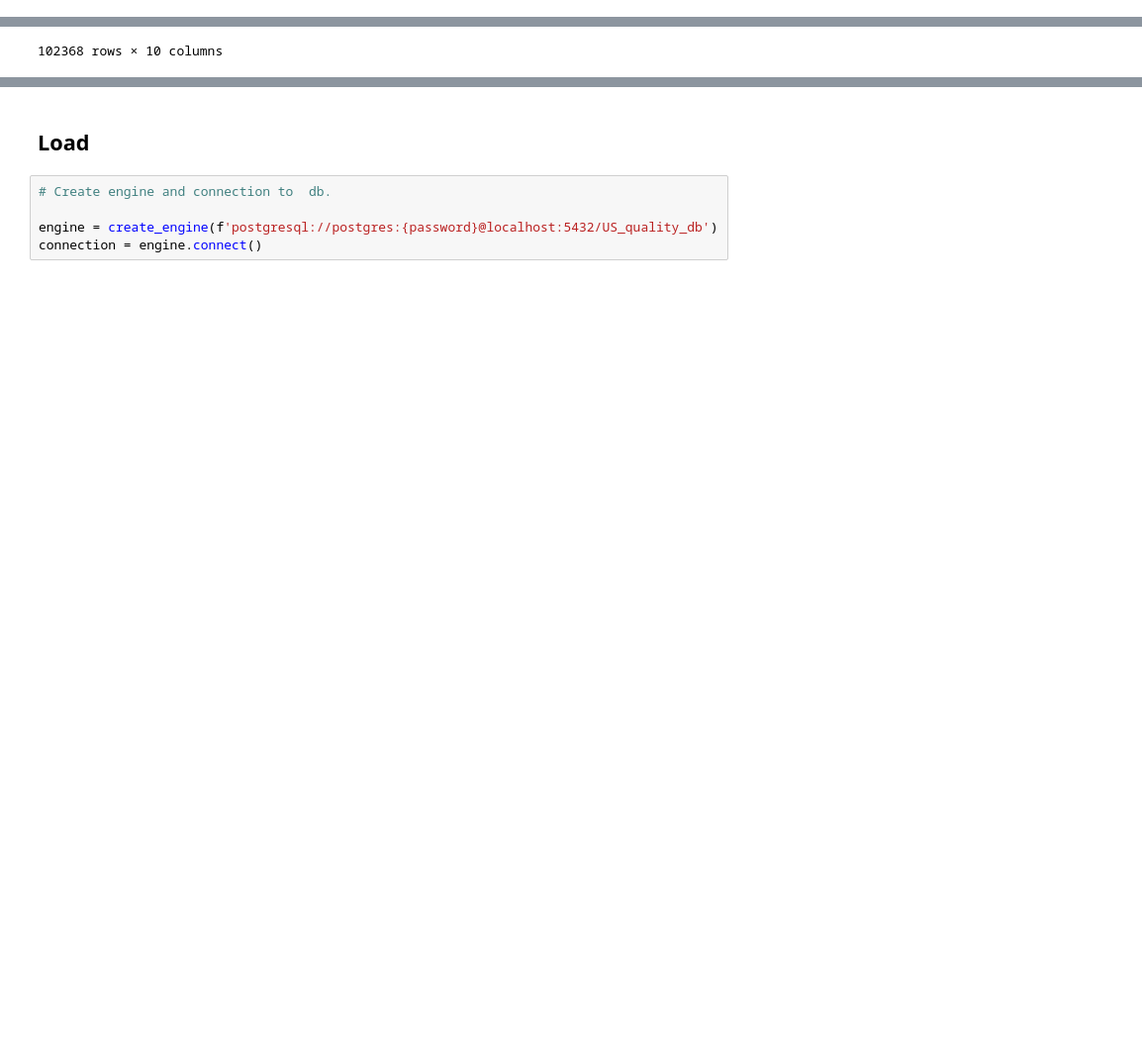
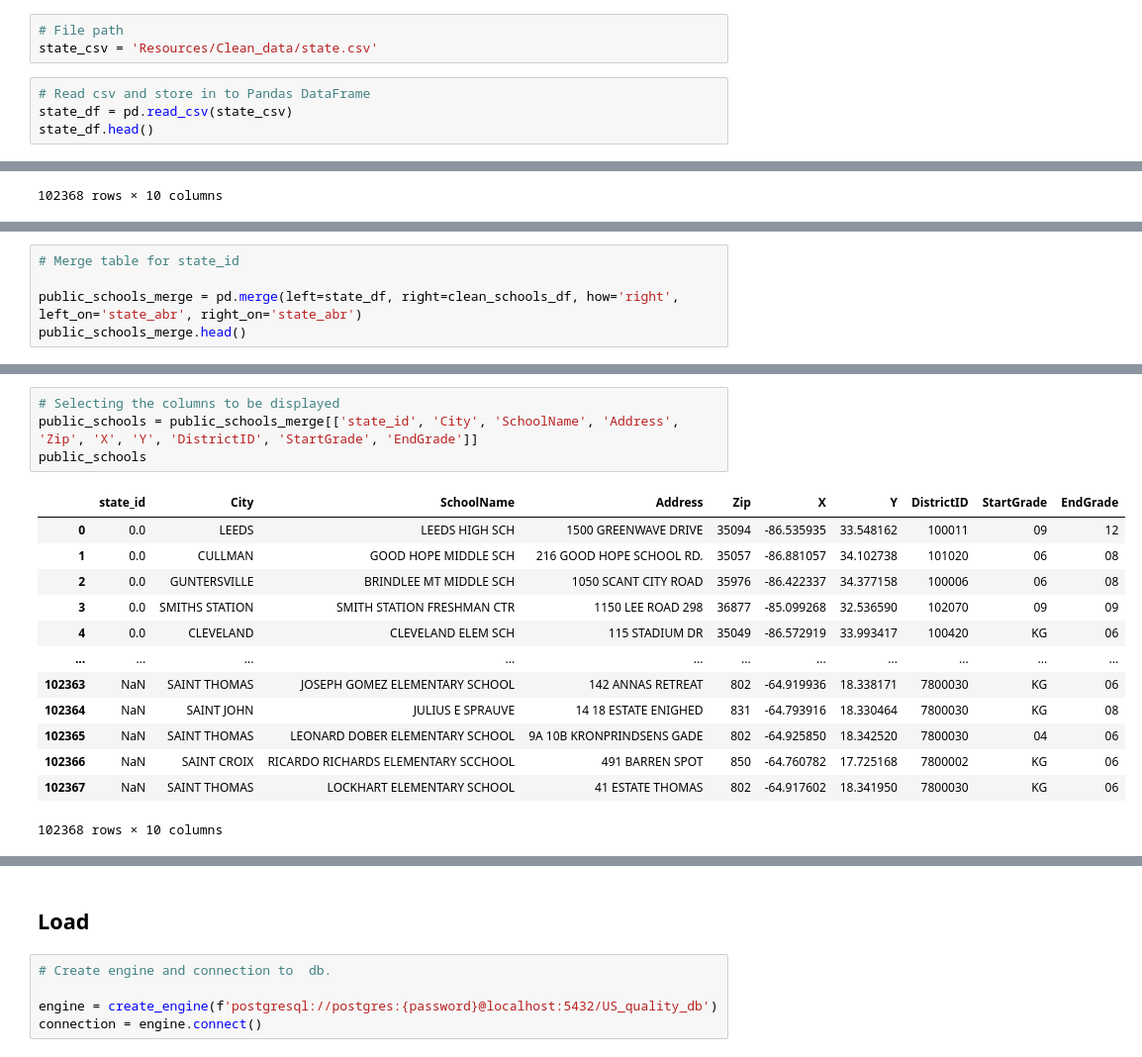
Before and after one commit to rwashington1159/ETL-US_Quality_of_live_by_State_Database, a Jupyter notebook: Jessica_Notebook.ipynb, the cells around one changed output, grey strips where cells are left out. Shown at 99% size. Drawn from its saved outputs; the diff is of its cells as text; blank space fills up the shorter version.

```diff
--- a/Jessica_Notebook.ipynb
+++ b/Jessica_Notebook.ipynb
@@ -46,3 +112,10 @@ schools_df.head()
 | 3 | -89.542799 | 32.728496 | 2005 | 280252001118 | LEAKE CENTRAL ELEMENTARY SCHOOL | 603 HWY. 16 WEST | CARTHAGE | MS | 39051 | NOT AVAILABLE | ... | ... |
 | 4 | -94.361775 | 39.364359 | 2006 | 291645000891 | KEARNEY ELEM. | 902 S JEFFERSON | KEARNEY | MO | 64060 | 8518 | ... | ... |
 5 rows × 33 columns
+# %%
+# File path
+state_csv = 'Resources/Clean_data/state.csv'
+# %%
+# Read csv and store in to Pandas DataFrame
+state_df = pd.read_csv(state_csv)
+state_df.head()
@@ -117,3 +177,8 @@ clean_schools_df.head()
 | 2 | ME | BRUNSWICK | HARRIET BEECHER STOWE ELEMENTARY | 44 MCKEEN STREET | 4011 | -69.971880 | 43.908147 | 2303780 | 02 | 05 |
 | 3 | MS | CARTHAGE | LEAKE CENTRAL ELEMENTARY SCHOOL | 603 HWY. 16 WEST | 39051 | -89.542799 | 32.728496 | 2802520 | PK | 05 |
 | 4 | MO | KEARNEY | KEARNEY ELEM. | 902 S JEFFERSON | 64060 | -94.361775 | 39.364359 | 2916450 | KG | 05 |
+# %%
+# Merge table for state_id
+
+public_schools_merge = pd.merge(left=state_df, right=clean_schools_df, how='right', left_on='state_abr', right_on='state_abr')
+public_schools_merge.head()
@@ -119,0 +192,18 @@ clean_schools_df.head()
+# %%
+# Selecting the columns to be displayed
+public_schools = public_schools_merge[['state_id', 'City', 'SchoolName', 'Address', 'Zip', 'X', 'Y', 'DistrictID', 'StartGrade', 'EndGrade']]
+public_schools
+# %% [output]
+|  | state_id | City | SchoolName | Address | Zip | X | Y | DistrictID | StartGrade | EndGrade |
+| 0 | 0.0 | LEEDS | LEEDS HIGH SCH | 1500 GREENWAVE DRIVE | 35094 | -86.535935 | 33.548162 | 100011 | 09 | 12 |
+| 1 | 0.0 | CULLMAN | GOOD HOPE MIDDLE SCH | 216 GOOD HOPE SCHOOL RD. | 35057 | -86.881057 | 34.102738 | 101020 | 06 | 08 |
+| 2 | 0.0 | GUNTERSVILLE | BRINDLEE MT MIDDLE SCH | 1050 SCANT CITY ROAD | 35976 | -86.422337 | 34.377158 | 100006 | 06 | 08 |
+| 3 | 0.0 | SMITHS STATION | SMITH STATION FRESHMAN CTR | 1150 LEE ROAD 298 | 36877 | -85.099268 | 32.536590 | 102070 | 09 | 09 |
+| 4 | 0.0 | CLEVELAND | CLEVELAND ELEM SCH | 115 STADIUM DR | 35049 | -86.572919 | 33.993417 | 100420 | KG | 06 |
+| ... | ... | ... | ... | ... | ... | ... | ... | ... | ... | ... |
+| 102363 | NaN | SAINT THOMAS | JOSEPH GOMEZ ELEMENTARY SCHOOL | 142 ANNAS RETREAT | 802 | -64.919936 | 18.338171 | 7800030 | KG | 06 |
+| 102364 | NaN | SAINT JOHN | JULIUS E SPRAUVE | 14 18 ESTATE ENIGHED | 831 | -64.793916 | 18.330464 | 7800030 | KG | 08 |
+| 102365 | NaN | SAINT THOMAS | LEONARD DOBER ELEMENTARY SCHOOL | 9A 10B KRONPRINDSENS GADE | 802 | -64.925850 | 18.342520 | 7800030 | 04 | 06 |
+| 102366 | NaN | SAINT CROIX | RICARDO RICHARDS ELEMENTARY SCCHOOL | 491 BARREN SPOT | 850 | -64.760782 | 17.725168 | 7800002 | KG | 06 |
+| 102367 | NaN | SAINT THOMAS | LOCKHART ELEMENTARY SCHOOL | 41 ESTATE THOMAS | 802 | -64.917602 | 18.341950 | 7800030 | KG | 06 |
+102368 rows × 10 columns
```
Also changed, not shown: parts of 29 cells of this notebook, 4 other files.
